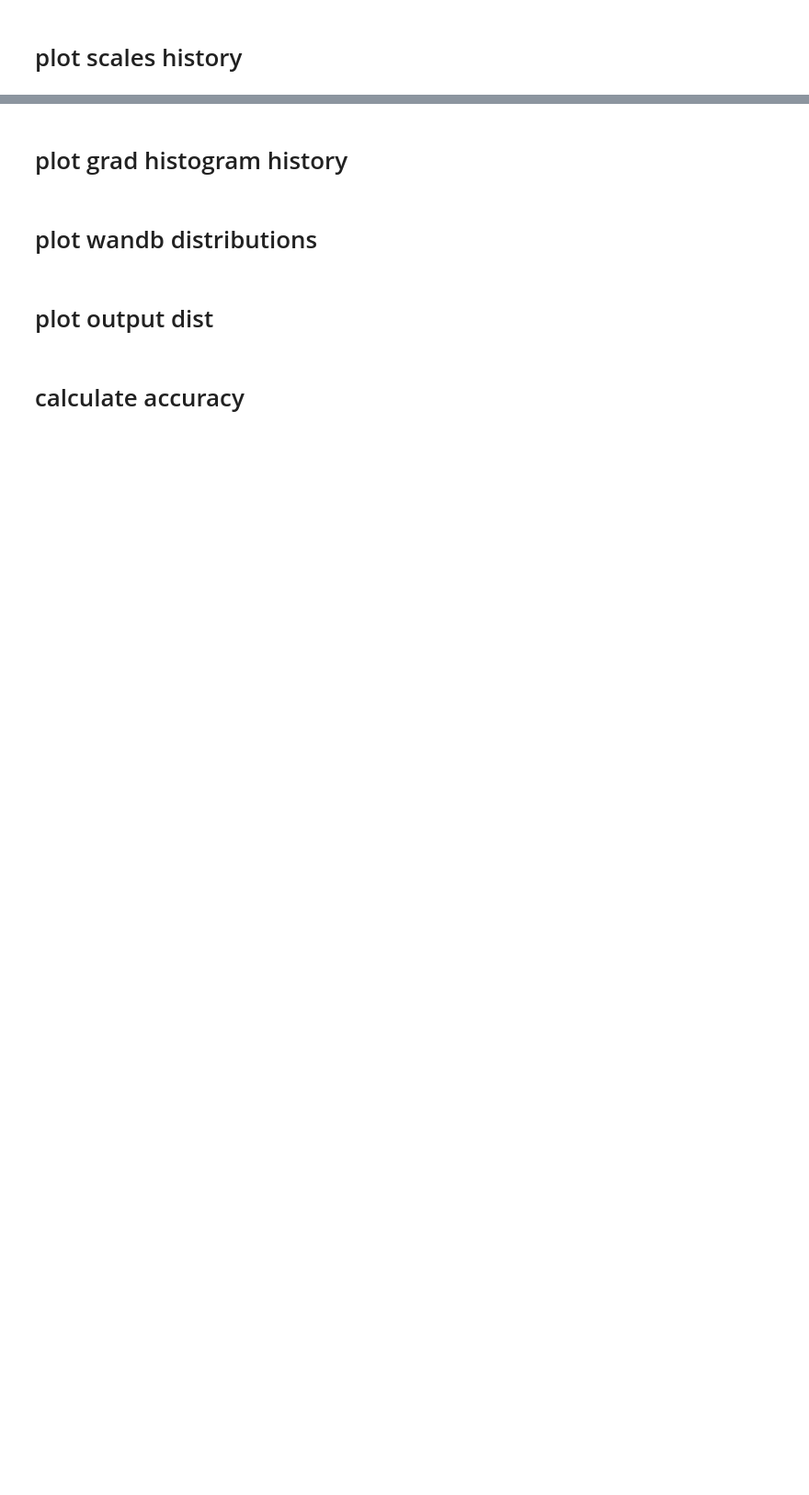
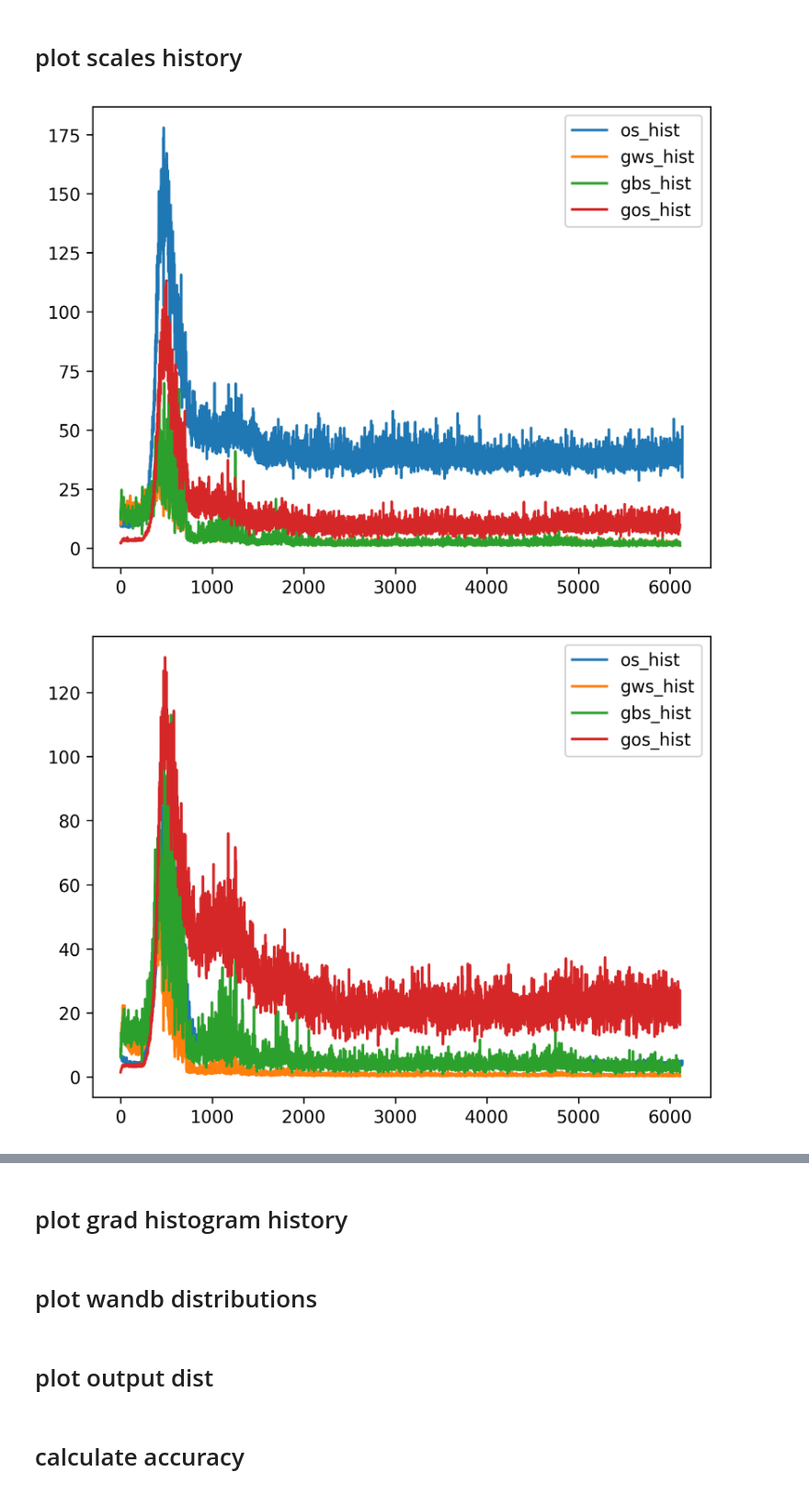
Before and after one commit to georgenardes/mlp_from_scratch, a Jupyter notebook: main.ipynb, the cells around one changed output, grey strips where cells are left out. Shown: that part at 92% size. Cells and saved outputs as stored; diff of their text form; code cells hidden in the pictures; blank space fills up the shorter version.

```diff
--- a/main.ipynb
+++ b/main.ipynb
@@ -205,26 +205,30 @@ Epoch 5/5, Loss: 0.0010503441622960925 Accuracy: 95.34%
 # %%
 import matplotlib.pyplot as plt
 
 
 
 for i, layer in enumerate(neural_network_with_scale.layers):
     if isinstance(layer, FullyConnectedLayer.QFullyConnectedLayerWithScale):
         plt.figure(dpi=300)
-        plt.plot(np.clip(cp.asnumpy(cp.array(layer.ws_hist)), 0, 10))
-        plt.plot(np.clip(cp.asnumpy(cp.array(layer.bs_hist)), 0, 200000))
+        #plt.plot(np.clip(cp.asnumpy(cp.array(layer.ws_hist)), 0, 10))
+        #plt.plot(np.clip(cp.asnumpy(cp.array(layer.bs_hist)), 0, 200000))
         plt.plot(np.clip(cp.asnumpy(cp.array(layer.os_hist)), 0, 200000))
         plt.plot(np.clip(cp.asnumpy(cp.array(layer.gws_hist)), 0, 200000))
         plt.plot(np.clip(cp.asnumpy(cp.array(layer.gbs_hist)), 0, 200000))
         plt.plot(np.clip(cp.asnumpy(cp.array(layer.gos_hist)), 0, 200000))
 
-        leg = [ "ws_hist",
-                 "bs_hist",
-                 "os_hist",
-                 "gws_hist",
-                 "gbs_hist",
-                 "gos_hist"
+        leg = [
+                #"ws_hist",
+                # "bs_hist",
+                "os_hist",
+                "gws_hist",
+                "gbs_hist",
+                "gos_hist"
          ]
 
 
         plt.legend(leg)
         plt.show()
+# %% [output]
+[figure, added]
+[figure, added]
```
Also changed, not shown: parts of 2 cells of this notebook, 1 other file.
